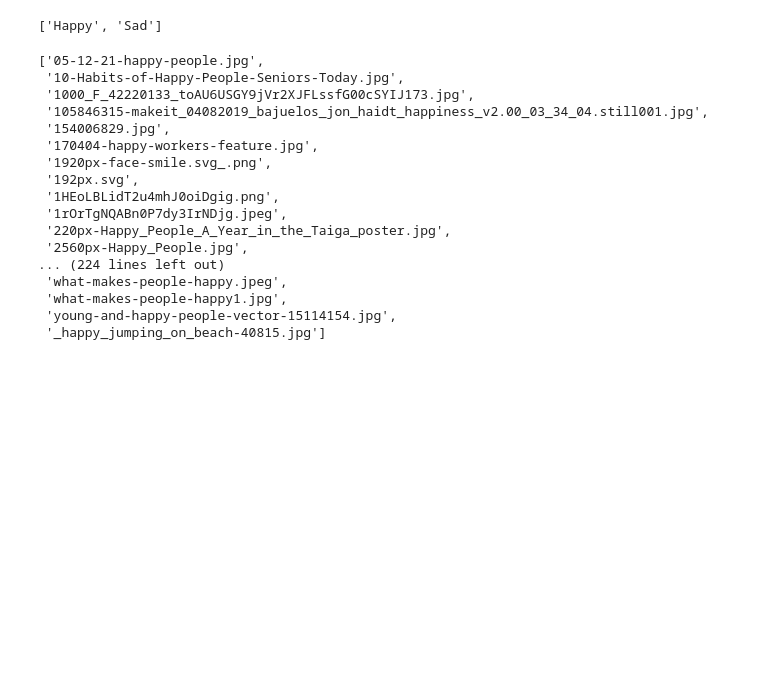
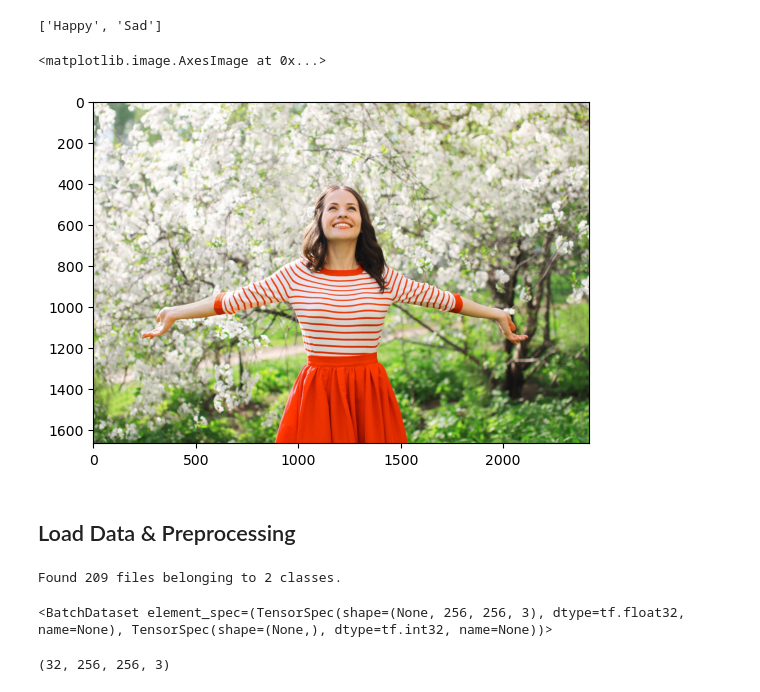
Before and after one commit to TR-Sudo/BuildBlocks, a Jupyter notebook: Image_Recognition/Recog.ipynb, the cells around one changed output. Cells and saved outputs as stored; diff of their text form; code cells hidden in the pictures; blank space fills up the shorter version.

Commit message:
Created Data, Trained, Validated, Tested Model

```diff
--- a/Image_Recognition/Recog.ipynb
+++ b/Image_Recognition/Recog.ipynb
@@ -23,22 +24,10 @@ os.listdir(data_dir)
 ['Happy', 'Sad']
 # %%
 # Returns every image in the files
-os.listdir(os.path.join(data_dir,'Happy'))
+#os.listdir(os.path.join(data_dir,'Happy'))
-# %% [output]
-['05-12-21-happy-people.jpg',
- '10-Habits-of-Happy-People-Seniors-Today.jpg',
- '1000_F_42220133_toAU6USGY9jVr2XJFLssfG00cSYIJ173.jpg',
- '105846315-makeit_04082019_bajuelos_jon_haidt_happiness_v2.00_03_34_04.still001.jpg',
- '154006829.jpg',
- '170404-happy-workers-feature.jpg',
- '1920px-face-smile.svg_.png',
- '192px.svg',
- '1HEoLBLidT2u4mhJ0oiDgig.png',
- '1rOrTgNQABn0P7dy3IrNDjg.jpeg',
- '220px-Happy_People_A_Year_in_the_Taiga_poster.jpg',
- '2560px-Happy_People.jpg',
-... (224 lines left out)
- 'what-makes-people-happy.jpeg',
- 'what-makes-people-happy1.jpg',
- 'young-and-happy-people-vector-15114154.jpg',
- '_happy_jumping_on_beach-40815.jpg']
+# %%
+img=cv2.imread(os.path.join('data','happy','happiness.jpg'))
+plt.imshow(cv2.cvtColor(img,cv2.COLOR_BGR2RGB))
+# %% [output]
+<matplotlib.image.AxesImage at 0x...>
+[figure, added]
@@ -44,0 +46,2 @@ os.listdir(os.path.join(data_dir,'Happy'))
+# %% [markdown]
+## Load Data & Preprocessing
@@ -44,0 +50,8 @@ os.listdir(os.path.join(data_dir,'Happy'))
+# %%
+data=tf.keras.utils.image_dataset_from_directory('data')
+# %% [output]
+Found 209 files belonging to 2 classes.
+# %%
+data
+# %% [output]
+<BatchDataset element_spec=(TensorSpec(shape=(None, 256, 256, 3), dtype=tf.float32, name=None), TensorSpec(shape=(None,), dtype=tf.int32, name=None))>
@@ -44,0 +60,6 @@ os.listdir(os.path.join(data_dir,'Happy'))
+# %%
+#get another batch from the iterator
+batch = data_iterator.next()
+batch[0].shape #32 is batch size, 256x256,3 is color images
+# %% [output]
+(32, 256, 256, 3)
```
Also changed, not shown: parts of 49 cells of this notebook, 15 other files.
